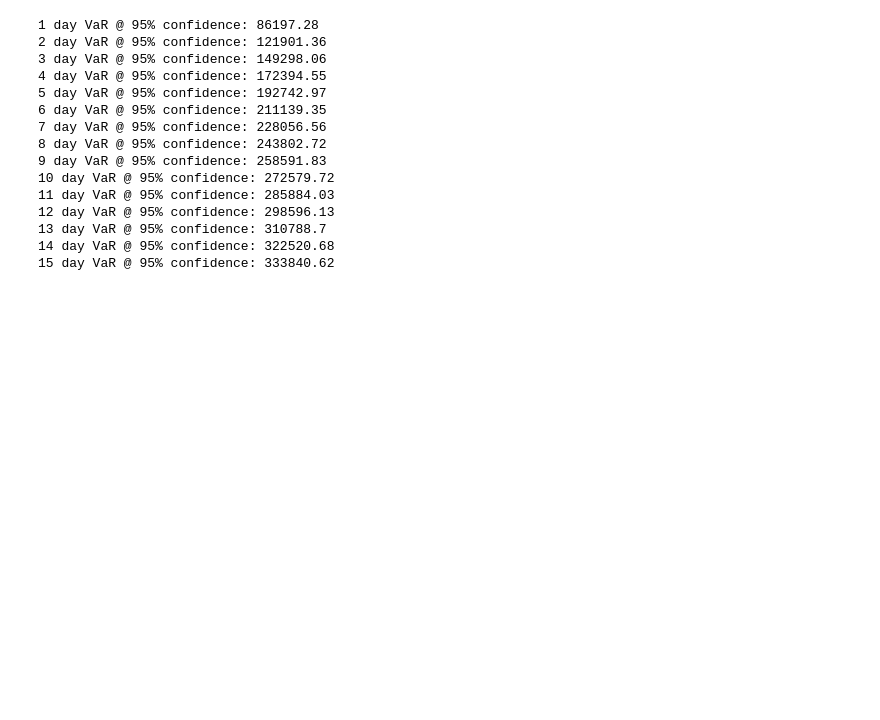
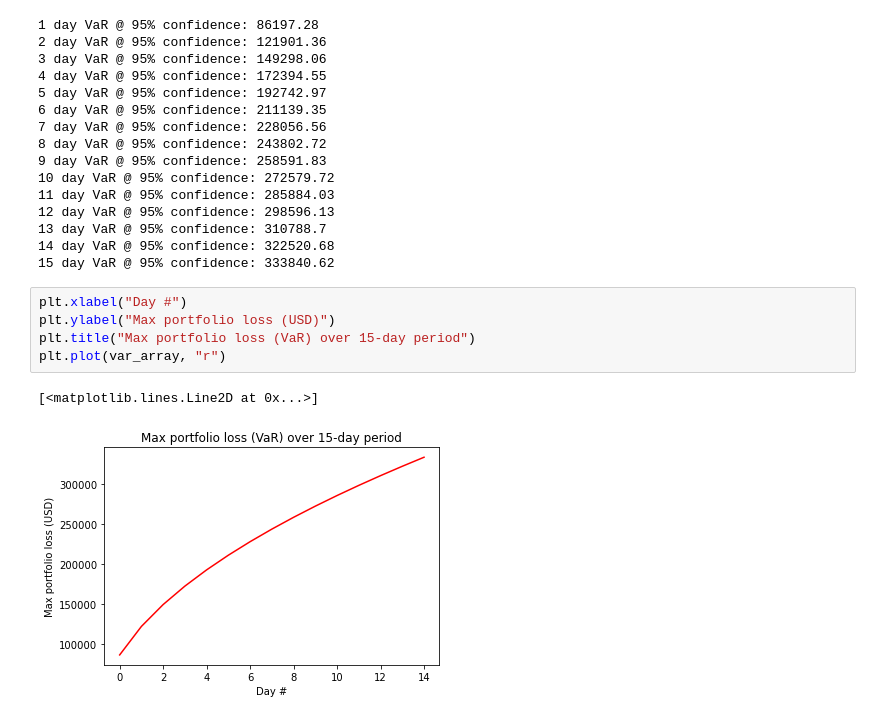
Before and after one commit to reejungkim/MarketAnalytics, a Jupyter notebook: VaR calculation.ipynb, the cells around one changed output. Drawn from its saved outputs; the diff is of its cells as text; blank space fills up the shorter version.

Commit message:
Add plot

```diff
--- a/VaR calculation.ipynb
+++ b/VaR calculation.ipynb
@@ -156,3 +156,11 @@ for x in range(1, num_days+1):
 13 day VaR @ 95% confidence: 310788.7
 14 day VaR @ 95% confidence: 322520.68
 15 day VaR @ 95% confidence: 333840.62
+# %%
+plt.xlabel("Day #")
+plt.ylabel("Max portfolio loss (USD)")
+plt.title("Max portfolio loss (VaR) over 15-day period")
+plt.plot(var_array, "r")
+# %% [output]
+[<matplotlib.lines.Line2D at 0x...>]
+[figure, added]
```
